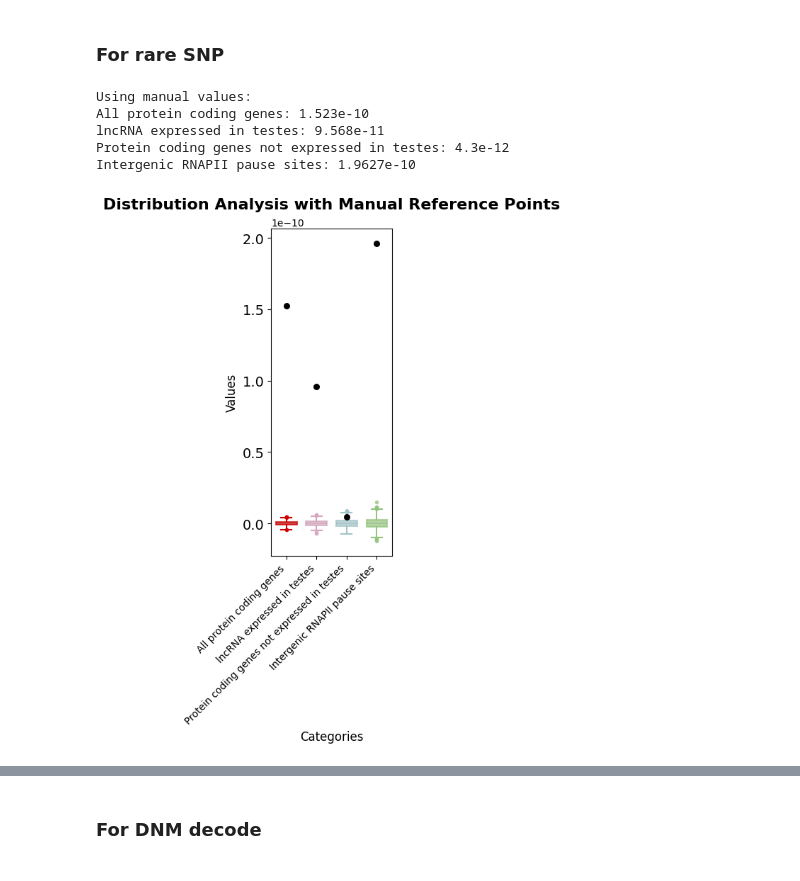
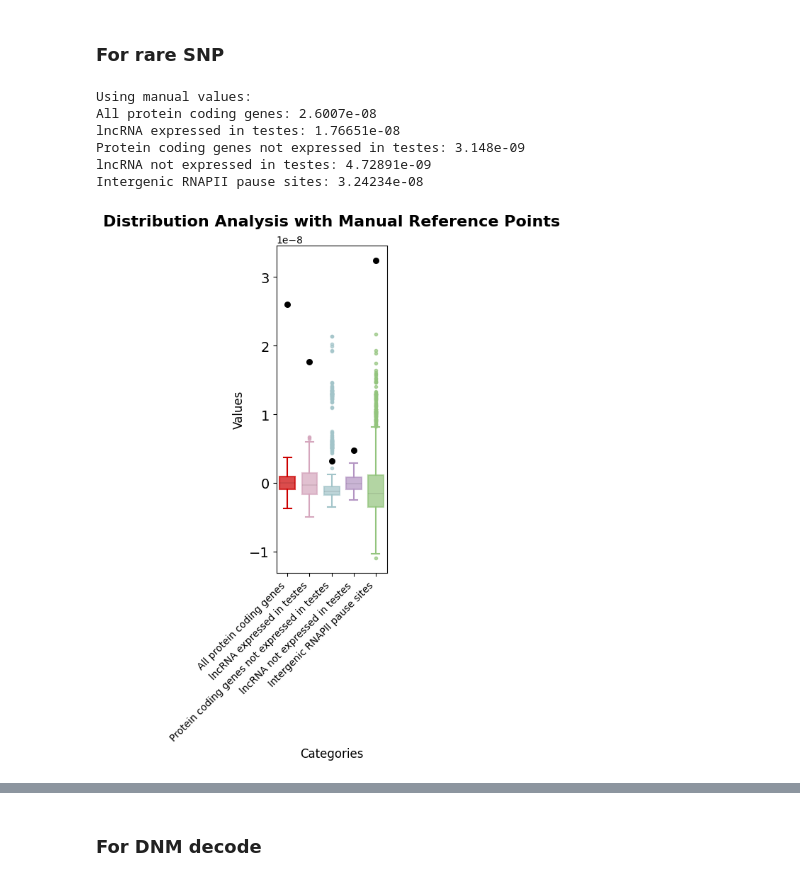
Before and after one commit to tinaqiu221/TSS_hypermutation, a Jupyter notebook: Stats_test.ipynb, the cells around one changed output, grey strips where cells are left out. Saved outputs shown, nothing was run; the diff lists cells and outputs as text; code cells hidden in the pictures.

```diff
--- a/Stats_test.ipynb
+++ b/Stats_test.ipynb
@@ -1131,14 +1395,15 @@ import pandas as pd
 import matplotlib.pyplot as plt
 
 # Read the file
-df = pd.read_csv('Permutation_vs_intergenic_newrate.csv', sep='\t')
+df = pd.read_csv('Permutation_vs_intergenic_newrate_correct.csv', sep=',')
 
 # Manually specify values - EDIT THESE NUMBERS
 manual_values = {
-    'All protein coding genes': 0.00000000015230,      # Change this value
-    'lncRNA expressed in testes': 0.00000000009568,      # Change this value
-    'Protein coding genes not expressed in testes': 0.00000000000430,   # Change this value
-    'Intergenic RNAPII pause sites': 0.00000000019627       # Change this value
+    'All protein coding genes': 2.6007E-08,      # Change this value
+    'lncRNA expressed in testes': 1.76651E-08,      # Change this value
+    'Protein coding genes not expressed in testes': 3.14800E-09,   # Change this value
+    'lncRNA not expressed in testes': 4.72891E-09,
+    'Intergenic RNAPII pause sites': 3.24234E-08       # Change this value
 }
 
 print("Using manual values:")
@@ -1149,7 +1414,7 @@ for col, value in manual_values.items():
 fig, ax = plt.subplots(figsize=(3, 8))
 
 # Colors for boxes (same colors for fill and outline)
-colors = ['#cc0000', '#d5a6bd', '#a2c4c9', '#93c47d']
+colors = ['#cc0000', '#d5a6bd', '#a2c4c9', '#b394c2','#93c47d']
 
 # Create individual box plots for each column to customize outliers
 for i, (col, color) in enumerate(zip(df.columns, colors)):
@@ -1192,38 +1457,39 @@ ax.set_ylabel('Values', fontsize=12)
 
 # Increase size of y-axis numbers
 ax.tick_params(axis='y', which='major', labelsize=14)  # Increase y-axis tick label size
 
 # Rotate x-axis labels
 plt.xticks(rotation=45, ha='right')
 
 plt.tight_layout()
 
 # Save the plot as a figure
 plt.savefig('boxplot_analysis.png', dpi=300, bbox_inches='tight')
 
 plt.show()
 
 # Print comparative statistics
 print("\n" + "="*50)
 print("COMPARATIVE ANALYSIS")
 print("="*50)
 for col in df.columns:
     manual_val = manual_values[col]
     col_data = df[col]
     q1, median, q3 = col_data.quantile([0.25, 0.5, 0.75])
 
     print(f"\n{col}:")
     print(f"  Manual value: {manual_val:.6f}")
     print(f"  Median: {median:.6f}")
     print(f"  Q1: {q1:.6f}, Q3: {q3:.6f}")
     print(f"  Manual value is {('below' if manual_val < median else 'above')} median")
 # %% [output]
 Using manual values:
-All protein coding genes: 1.523e-10
-lncRNA expressed in testes: 9.568e-11
-Protein coding genes not expressed in testes: 4.3e-12
-Intergenic RNAPII pause sites: 1.9627e-10
+All protein coding genes: 2.6007e-08
+lncRNA expressed in testes: 1.76651e-08
+Protein coding genes not expressed in testes: 3.148e-09
+lncRNA not expressed in testes: 4.72891e-09
+Intergenic RNAPII pause sites: 3.24234e-08
-[figure, old version]
+[figure, new version]
 ==================================================
 COMPARATIVE ANALYSIS
 ==================================================
```
Also changed, not shown: parts of 14 cells of this notebook.
